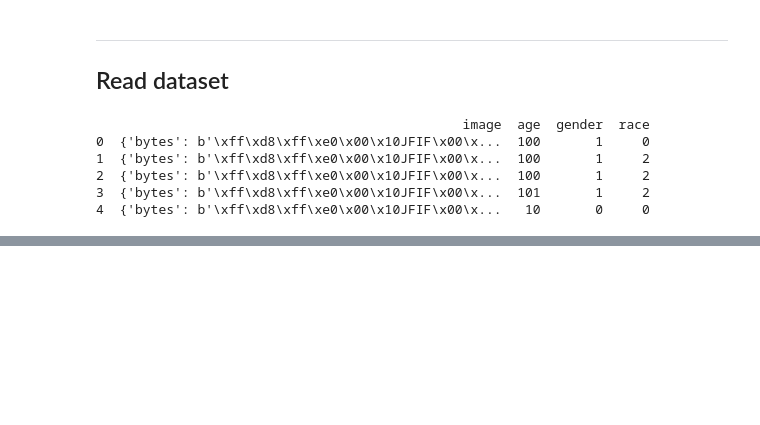
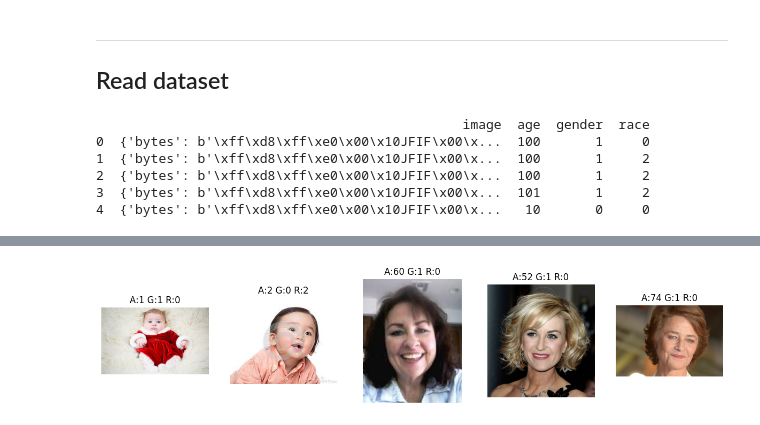
Before and after one commit to sorna-fast/utkface-deep-learning-service, a Jupyter notebook: notebooks/model_training.ipynb, the cells around one changed output, grey strips where cells are left out. Cells and saved outputs as stored; diff of their text form; code cells hidden in the pictures; blank space fills up the shorter version.

```diff
--- a/notebooks/model_training.ipynb
+++ b/notebooks/model_training.ipynb
@@ -62,0 +92,5 @@ plt.show()
+# %%
+# Call the function to display and save the first set of samples
+show_sample(test_samples2,'test_samples2')
+# %% [output]
+[figure, added]
```
Also changed, not shown: parts of 7 cells of this notebook, 3 other files.
